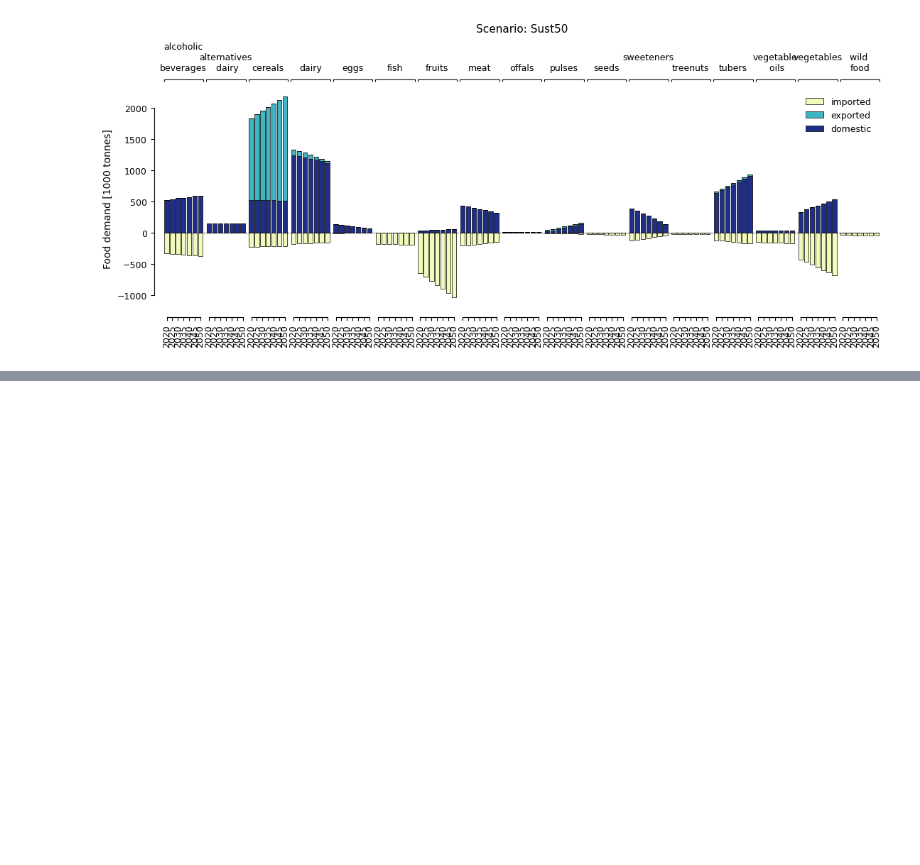
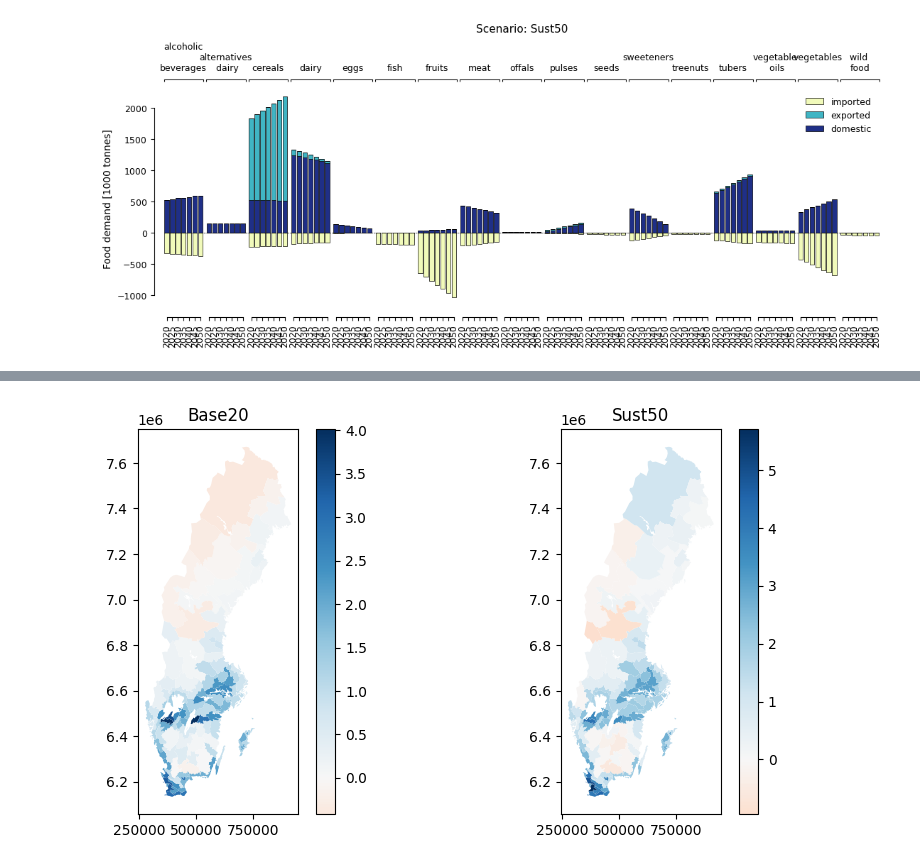
Before and after one commit to SLU-foodsystems/CIBUSmod, a Jupyter notebook: notebooks/example_scenario.ipynb, the cells around one changed output, grey strips where cells are left out. Cells and saved outputs as stored; diff of their text form; code cells hidden in the pictures; blank space fills up the shorter version.

```diff
--- a/notebooks/example_scenario.ipynb
+++ b/notebooks/example_scenario.ipynb
@@ -940,0 +943,7 @@ for scn in session.scenarios():
+# %%
+soil = cm.SoilC(
+    par = cm.ParameterRetriever('SoilC'),
+    session = session
+)
+soil.make_input()
+soil.run_ICBM(extend=0)
@@ -940,0 +959,12 @@ for scn in session.scenarios():
+# %%
+plot_data = soil.get_data(groupby='region') / 1000
+plot_data = plot_data.xs('2050',level='year') - plot_data.xs('2020',level='year')
+fig,axs = cm.plot.subplots(
+    plot_data,
+    index='scn',
+    plot_fn=cm.plot.map_from_series,
+    cmap_zero_midpoint = 'shrink',
+    cmap = 'RdBu'
+)
+# %% [output]
+[figure, added]
```
Also changed, not shown: parts of 14 cells of this notebook, 1 other file.
